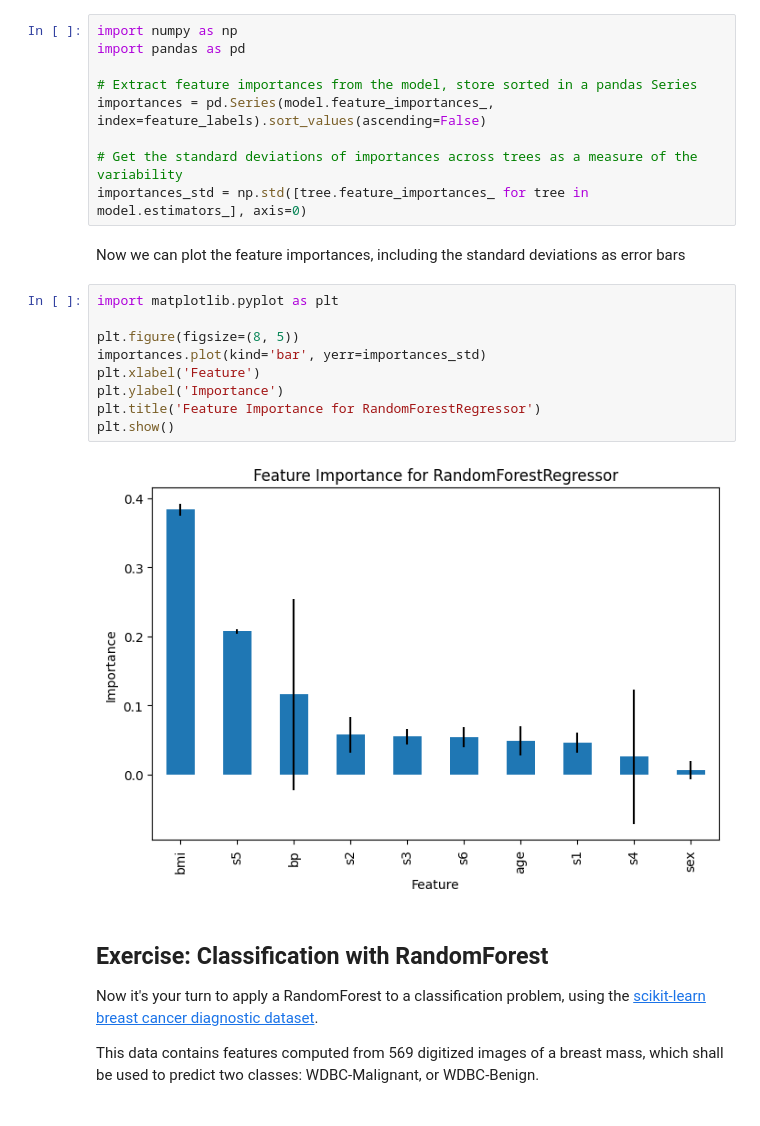
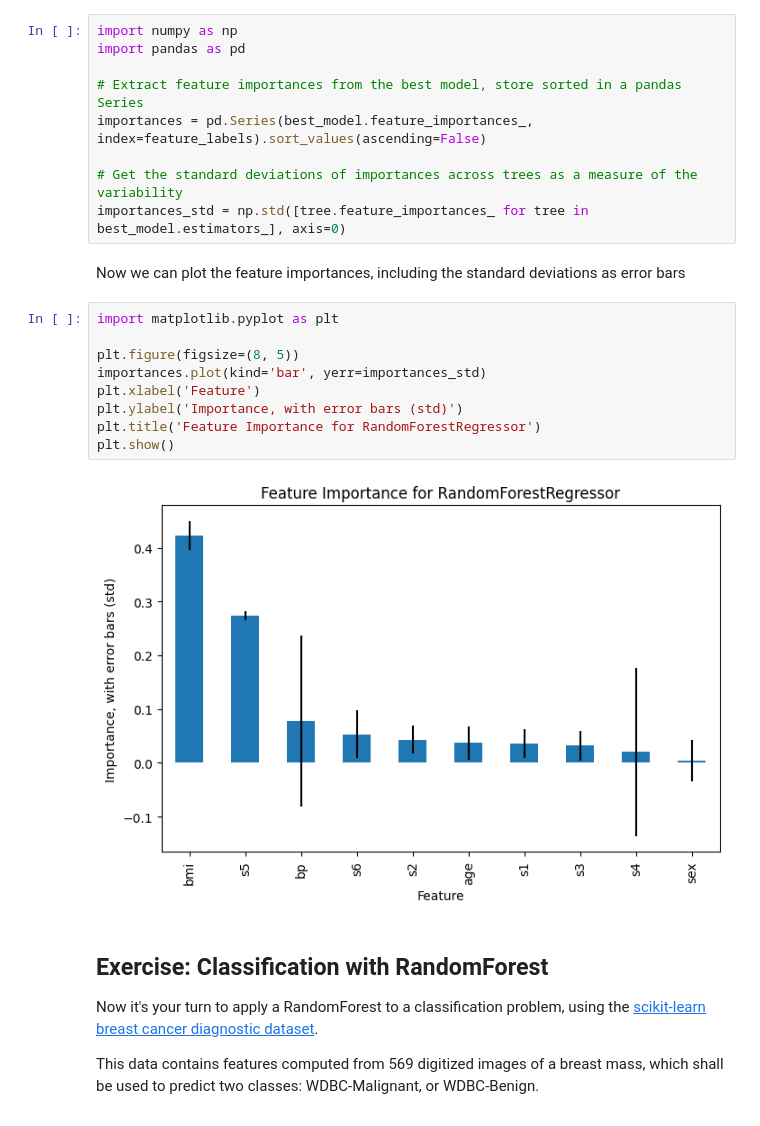
Before and after one commit to ScaDS/ai4medicine-2026, a Jupyter notebook: day1.3_ml-basics/02_random-forest.ipynb, the cells around one changed output. Saved outputs shown, nothing was run; the diff lists cells and outputs as text.

```diff
--- a/day1.3_ml-basics/02_random-forest.ipynb
+++ b/day1.3_ml-basics/02_random-forest.ipynb
@@ -230,24 +230,24 @@ For this, some models in scikit-learn provide the attribute `feature_importances
 import numpy as np
 import pandas as pd
 
-# Extract feature importances from the model, store sorted in a pandas Series
-importances = pd.Series(model.feature_importances_, index=feature_labels).sort_values(ascending=False)
+# Extract feature importances from the best model, store sorted in a pandas Series
+importances = pd.Series(best_model.feature_importances_, index=feature_labels).sort_values(ascending=False)
 
 # Get the standard deviations of importances across trees as a measure of the variability
-importances_std = np.std([tree.feature_importances_ for tree in model.estimators_], axis=0)
+importances_std = np.std([tree.feature_importances_ for tree in best_model.estimators_], axis=0)
 # %% [markdown]
 Now we can plot the feature importances, including the standard deviations as error bars
 # %%
 import matplotlib.pyplot as plt
 
 plt.figure(figsize=(8, 5))
 importances.plot(kind='bar', yerr=importances_std)
 plt.xlabel('Feature')
-plt.ylabel('Importance')
+plt.ylabel('Importance, with error bars (std)')
 plt.title('Feature Importance for RandomForestRegressor')
 plt.show()
 # %% [output]
-[figure, old version]
+[figure, new version]
 # %% [markdown]
 ## Exercise: Classification with RandomForest
 
```
Also changed, not shown: parts of 3 cells of this notebook.
